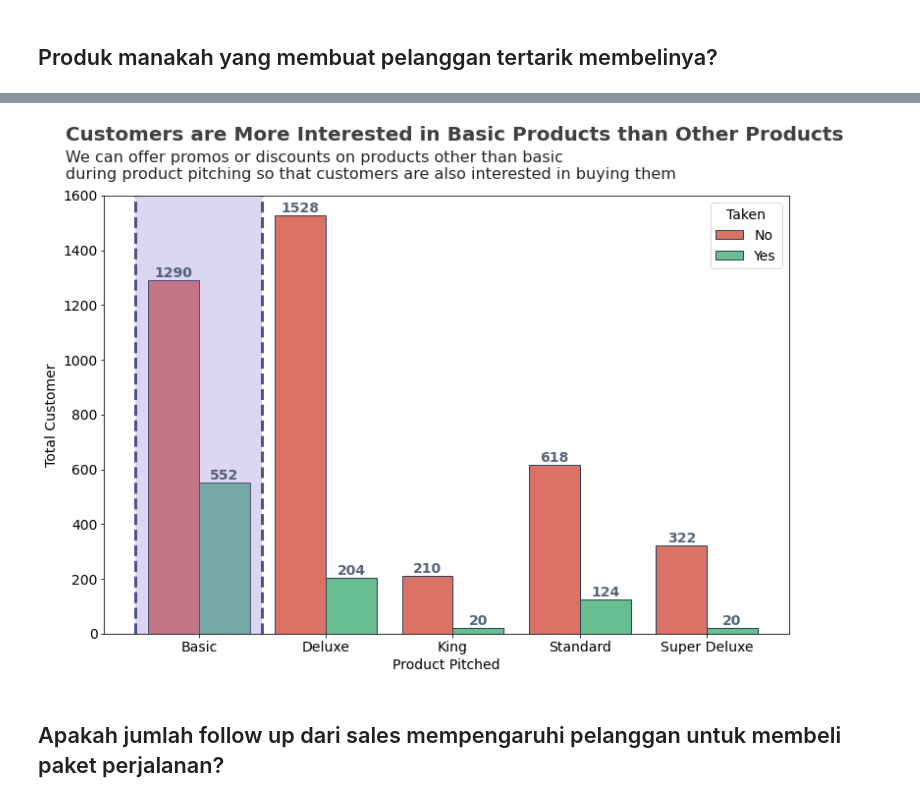
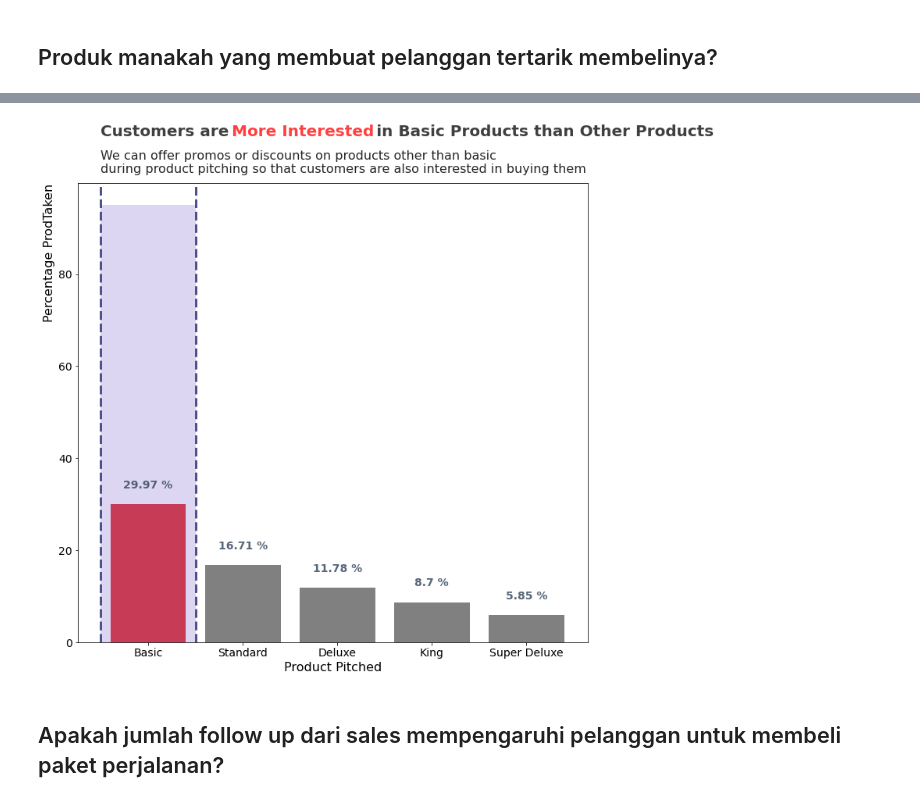
Before and after one commit to rezakalmas/Holiday-Package-Prediction, a Jupyter notebook: Holyday package prediction2.ipynb, the cells around one changed output, grey strips where cells are left out. Cells and saved outputs as stored; diff of their text form; code cells hidden in the pictures.

```diff
--- a/Holyday package prediction2.ipynb
+++ b/Holyday package prediction2.ipynb
@@ -405,0 +391,7 @@ df_product
+# %%
+df_product = df2.groupby(['ProductPitched', 'ProdTaken'])['CustomerID'].count().reset_index(name='TotalCust')\
+        .merge(df2.groupby(['ProductPitched'])['CustomerID'].count(),on = 'ProductPitched')
+df_product = df_product[df_product.ProdTaken==1].reset_index(drop=True)
+df_product['%']=round(df_product.TotalCust/df_product.CustomerID*100,2)
+df_product = df_product.sort_values(by='%',ascending=False)
+df_product
@@ -406,31 +405,34 @@ df_product
 # %%
-fig, ax = plt.subplots(1, 1, figsize=(12,8))
-sns.barplot(data=df_product, x='ProductPitched', y='TotalCust', hue='ProdTaken',
-            palette=['#EE6352', '#59CD90'], edgecolor='#2E4057')
-plt.tick_params(axis='both', which='major', labelsize=14)
-ax.set_xlabel('Product Pitched', fontsize=14)
-ax.set_ylabel('Total Customer', fontsize=14)
-plt.ylim(0, 1600)
-plt.stackplot(np.arange(-0.5, 1.5 ,1), [[1600]], colors='#907AD6', alpha=0.3)
+plt.figure(figsize=(12,10))
+
+sns.barplot( x='ProductPitched',y='%',data=df_product, palette=['grey'])
+sns.barplot( x='ProductPitched',y=[29.97,0,0,0,0],data=df_product, palette=['r'])
+
+plt.xlabel('Product Pitched', fontsize=16)
+plt.ylabel('Percentage ProdTaken', fontsize=16,loc='top')
+plt.yticks(range(0,110,20),size=14)
+plt.xticks(size=14)
 plt.axvline(x=-0.5, color='#4F518C', linestyle='--', linewidth=3)
 plt.axvline(x=0.5, color='#4F518C', linestyle='--', linewidth=3)
+plt.stackplot(np.arange(-0.5, 1.5 ,1), [[95]], colors='#907AD6', alpha=0.3)
 
-data_bars = df_product.sort_values('ProdTaken')['TotalCust'].values
-for rec, data in zip(ax.patches, data_bars) :
-    ax.text(rec.get_x() + rec.get_width() / 2,
-            rec.get_y() + rec.get_height(),
-            data, fontsize=14, fontweight='bold',
+data_bars = df_product.sort_values('%',ascending=False)['%'].values
+for num, text in enumerate(data_bars):
+    plt.text(x=num,y=text+3,s=str(text)+' %' ,fontsize=14, fontweight='bold',
             color='#2E4057', alpha=0.8, va='bottom', ha='center')
-ax.text(s='Customers are More Interested in Basic Products than Other Products',
-        x=-1.05, y=1800, fontsize=20, fontweight='bold', alpha =.75)
-ax.text(s='We can offer promos or discounts on products other than basic\nduring product pitching so that customers are also interested in buying them',
-        x=-1.05, y=1660, fontsize=16, alpha =.85)
-legend_labels, _= ax.get_legend_handles_labels()
-ax.legend(legend_labels, ['No', 'Yes'], fontsize=14, title_fontsize=14, title='Taken')
+plt.text(s='Customers are                           in Basic Products than Other Products',
+        x=-0.5, y=110, fontsize=20, fontweight='bold', alpha =.75)
+plt.text(s='                        More Interested',c='r',
+        x=-0.5, y=110, fontsize=20, fontweight='bold', alpha =.75)
+plt.text(s='We can offer promos or discounts on products other than basic\nduring product pitching so that customers are also interested in buying them',
+        x=-0.5, y=102, fontsize=16, alpha =.85)
+
+
 plt.tight_layout()
 plt.savefig('fig/insight1.png')
+plt.show()
 # %% [output]
-[figure, old version]
+[figure, new version]
 # %% [markdown]
 ## Apakah jumlah follow up dari sales mempengaruhi pelanggan untuk membeli paket perjalanan?
 # %%
```
Also changed, not shown: parts of 16 cells of this notebook, 1 other file.
